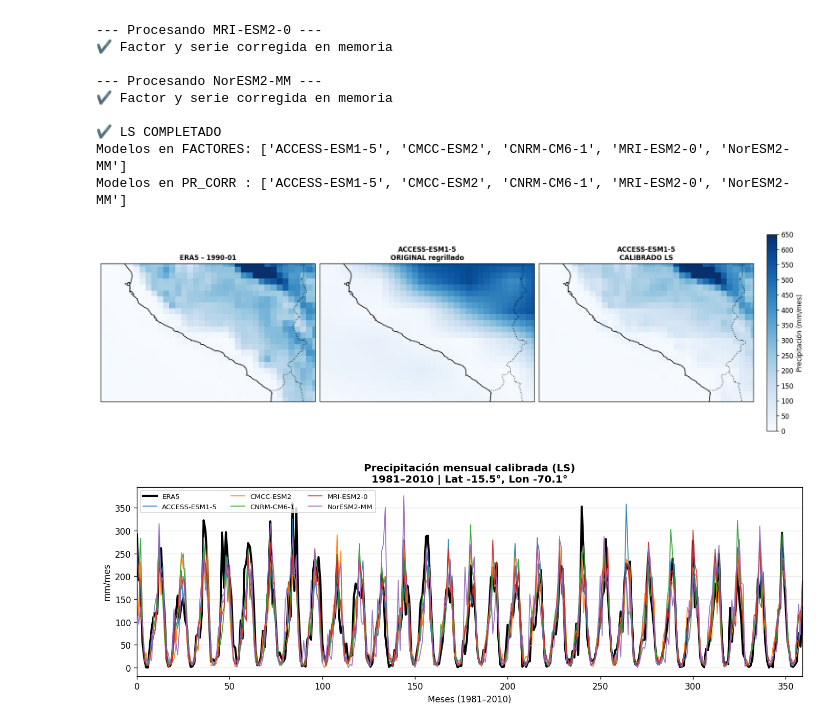
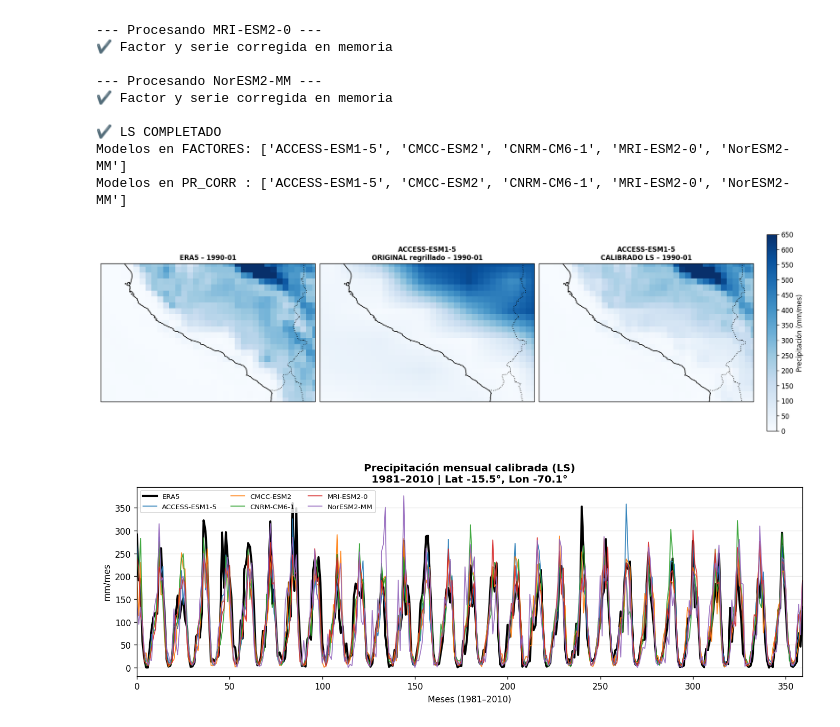
Before and after one commit to Jorgellamocca/Cambio-Clim-tico, a Jupyter notebook: cmip6_modelos_obs_2.ipynb, the cells around one changed output. Cells and saved outputs as stored; diff of their text form; code cells hidden in the pictures.

```diff
--- a/cmip6_modelos_obs_2.ipynb
+++ b/cmip6_modelos_obs_2.ipynb
@@ -612,7 +614,7 @@ Modelos en FACTORES: ['ACCESS-ESM1-5', 'CMCC-ESM2', 'CNRM-CM6-1', 'MRI-ESM2-0',
 Modelos en PR_CORR : ['ACCESS-ESM1-5', 'CMCC-ESM2', 'CNRM-CM6-1', 'MRI-ESM2-0', 'NorESM2-MM']
 # %%
 # ============================================================
-# COMPARACIÓN 1x3: ERA5 | CMIP regrillado | CMIP calibrado
+# COMPARACIÓN PARA FECHA DE EJEMPLO: ERA5 | CMIP regrillado | CMIP calibrado
 # ============================================================
 
 modelo = "ACCESS-ESM1-5"
@@ -672,39 +674,39 @@ fig, axes = plt.subplots(
 campos = [era, cmip_orig, cmip_corr]
 titulos = [
     f"ERA5 – {fecha}",
-    f"{modelo}\nORIGINAL regrillado",
-    f"{modelo}\nCALIBRADO LS"
+    f"{modelo}\nORIGINAL regrillado – {fecha}",
+    f"{modelo}\nCALIBRADO LS – {fecha}"
 ]
 
 for ax, da, titulo in zip(axes, campos, titulos):
     ax.set_extent(extent, crs=proj)
     ax.add_feature(cfeature.COASTLINE, linewidth=1.1)
     ax.add_feature(cfeature.BORDERS, linestyle=":")
 
     im = ax.pcolormesh(
         da.lon, da.lat, da.values,
         cmap="Blues",
         shading="auto",
         transform=proj,
         vmin=vmin, vmax=vmax
     )
 
     ax.set_title(titulo, fontweight="bold", fontsize=10)
 
 # --- Barra de colores común ---
 cbar = fig.colorbar(
     im,
     ax=axes,
     orientation="vertical",
     shrink=0.85,
     pad=0.02
 )
 cbar.set_label("Precipitación (mm/mes)")
 cbar.set_ticks(np.arange(0, 651, 50))
 
 plt.show()
 # %% [output]
-[figure, old version]
+[figure, new version]
 # %%
 # ============================================================
 # SERIE 1981–2010 , Modelo regrillado -Modelo calibrado (LS)-Era5
```
Also changed, not shown: parts of 7 cells of this notebook.
